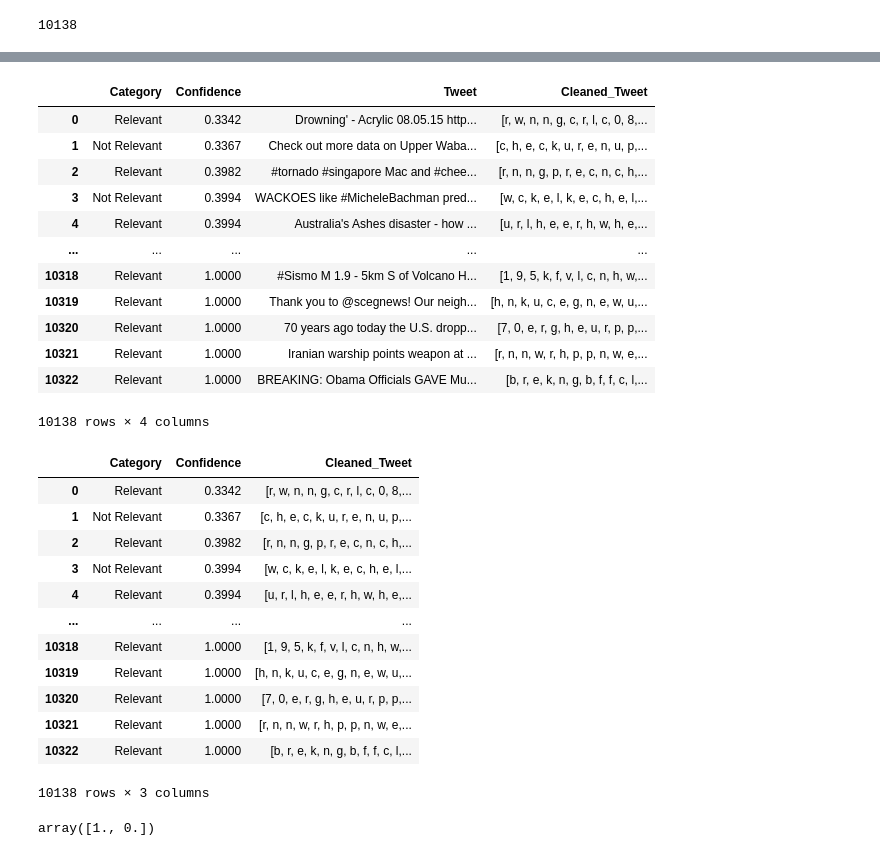
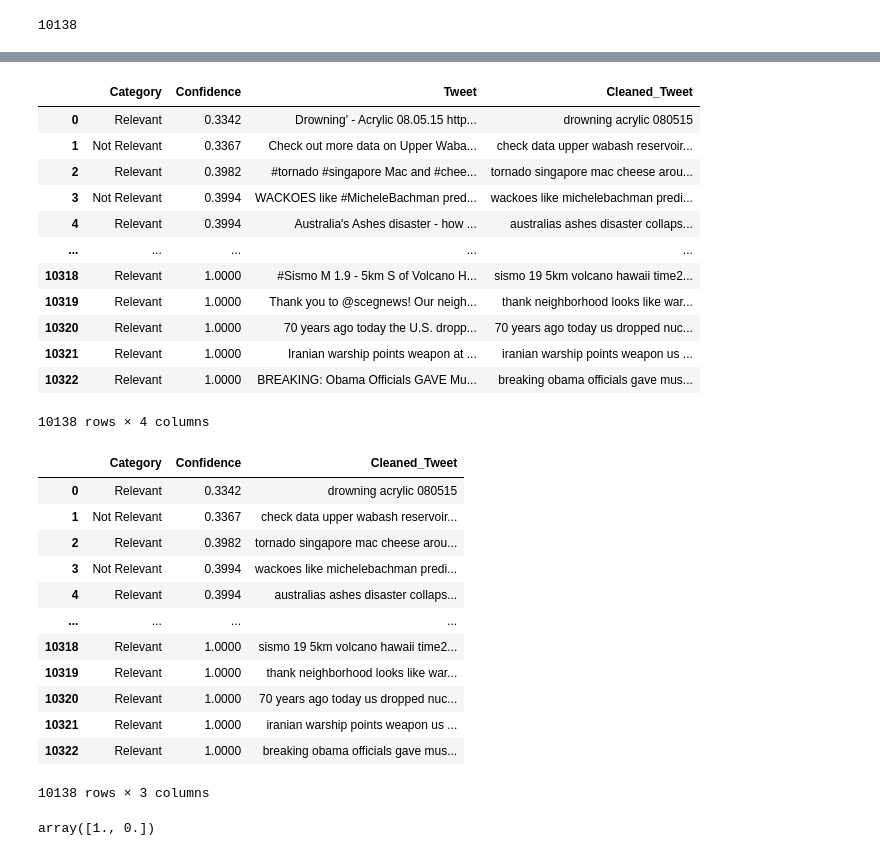
Before and after one commit to Sudkart/DS_ProjectManagement, a Jupyter notebook: Model_DNN.ipynb, the cells around one changed output, grey strips where cells are left out. Drawn from its saved outputs; the diff is of its cells as text; code cells hidden in the pictures.

Commit message:
#Week13 - Preprocessing the text for further analysis -- Satya Srinivas

```diff
--- a/Model_DNN.ipynb
+++ b/Model_DNN.ipynb
@@ -49,3 +49,6 @@ df = df.drop_duplicates('Tweet',keep='first') # dropping the duplicate tweets
 df['Tweet'].count()
 # %% [output]
 10138
+# %%
+df["Cleaned_Tweet"] = [re.sub(r"(@[A-Za-z0–9_]+)|[^\w\s]|#|http\S+", "", v.lower()) for v in df["Tweet"]] #cleaning then data
+df
@@ -52,53 +69,48 @@ df['Tweet'].count()
 # %%
-#Week 13
-#Handling the text preprocessing by embedding the removal extra spaces in a sentence, Removing unwanted repeated characters from a sentence.
+# Week 13
+# Handling the text preprocessing by embedding the removal extra spaces in a sentence, Removing unwanted repeated characters from a sentence.
 def normalizepreprocessdata(data):
-    # Remove mentions, special characters, hashtags, and URLs
-    words = [re.sub(r'(@[A-Za-z0-9_]+)|[^\w\s]|#|http\S+', '', tweet.lower()) for tweet in data]
     stop_words = set(stopwords.words('english'))
-    words = [word for word in words if word not in stop_words]# Removing the stop wors form the data.
-    # Emoji normalization
+    # Removing the stop wors form the data.
+    words = [word for word in data.split() if word not in stop_words]
+    # Normalize emojis
     words = [emoji.demojize(tweet) for tweet in words]
-    words = [word.strip() for word in words if word.strip()] #Removing the unnecassary spacing in a sentence, we can also use it to remove any specific characters from the word corpus.
-    words = [re.sub(r'(.)\1+', r'\1\1', word) for word in words]# Handles the repeated characters(It will remove the unwanted repeated characters from a word.)
-
+    # Remove unnecessary spacing and handle repeated characters
+    words = [re.sub(r'(.)\1+', r'\1\1', word.strip()) for word in words]
+    words = ' '.join(words)
     return words
 # %%
-df["Cleaned_Tweet"] = df["Tweet"].apply(normalizepreprocessdata)
-#df["Cleaned_Tweet"]= []
-#for indiviudaltweet in df["Tweet"]:
-#    indProcessed = normalizepreprocessdata(normalizepreprocessdata)
-#    df["Cleaned_Tweet"].add(indProcessed)
+df["Cleaned_Tweet"] = df["Cleaned_Tweet"].apply(normalizepreprocessdata)
 df
 # %% [output]
 |  | Category | Confidence | Tweet | Cleaned_Tweet |
-| 0 | Relevant | 0.3342 | Drowning' - Acrylic 08.05.15 http... | [r, w, n, n, g, c, r, l, c, 0, 8,... |
-| 1 | Not Relevant | 0.3367 | Check out more data on Upper Waba... | [c, h, e, c, k, u, r, e, n, u, p,... |
-| 2 | Relevant | 0.3982 | #tornado #singapore Mac and #chee... | [r, n, n, g, p, r, e, c, n, c, h,... |
-| 3 | Not Relevant | 0.3994 | WACKOES like #MicheleBachman pred... | [w, c, k, e, l, k, e, c, h, e, l,... |
-| 4 | Relevant | 0.3994 | Australia's Ashes disaster - how ... | [u, r, l, h, e, e, r, h, w, h, e,... |
+| 0 | Relevant | 0.3342 | Drowning' - Acrylic 08.05.15 http... | drowning acrylic 080515 |
+| 1 | Not Relevant | 0.3367 | Check out more data on Upper Waba... | check data upper wabash reservoir... |
+| 2 | Relevant | 0.3982 | #tornado #singapore Mac and #chee... | tornado singapore mac cheese arou... |
+| 3 | Not Relevant | 0.3994 | WACKOES like #MicheleBachman pred... | wackoes like michelebachman predi... |
+| 4 | Relevant | 0.3994 | Australia's Ashes disaster - how ... | australias ashes disaster collaps... |
 | ... | ... | ... | ... | ... |
-| 10318 | Relevant | 1.0000 | #Sismo M 1.9 - 5km S of Volcano H... | [1, 9, 5, k, f, v, l, c, n, h, w,... |
-| 10319 | Relevant | 1.0000 | Thank you to @scegnews! Our neigh... | [h, n, k, u, c, e, g, n, e, w, u,... |
-| 10320 | Relevant | 1.0000 | 70 years ago today the U.S. dropp... | [7, 0, e, r, g, h, e, u, r, p, p,... |
-| 10321 | Relevant | 1.0000 | Iranian warship points weapon at ... | [r, n, n, w, r, h, p, p, n, w, e,... |
-| 10322 | Relevant | 1.0000 | BREAKING: Obama Officials GAVE Mu... | [b, r, e, k, n, g, b, f, f, c, l,... |
+| 10318 | Relevant | 1.0000 | #Sismo M 1.9 - 5km S of Volcano H... | sismo 19 5km volcano hawaii time2... |
+| 10319 | Relevant | 1.0000 | Thank you to @scegnews! Our neigh... | thank neighborhood looks like war... |
+| 10320 | Relevant | 1.0000 | 70 years ago today the U.S. dropp... | 70 years ago today us dropped nuc... |
+| 10321 | Relevant | 1.0000 | Iranian warship points weapon at ... | iranian warship points weapon us ... |
+| 10322 | Relevant | 1.0000 | BREAKING: Obama Officials GAVE Mu... | breaking obama officials gave mus... |
 10138 rows × 4 columns
 # %%
 df.drop('Tweet',axis=1) #dropping the actual column of tweets
 # %% [output]
 |  | Category | Confidence | Cleaned_Tweet |
-| 0 | Relevant | 0.3342 | [r, w, n, n, g, c, r, l, c, 0, 8,... |
-| 1 | Not Relevant | 0.3367 | [c, h, e, c, k, u, r, e, n, u, p,... |
-| 2 | Relevant | 0.3982 | [r, n, n, g, p, r, e, c, n, c, h,... |
-| 3 | Not Relevant | 0.3994 | [w, c, k, e, l, k, e, c, h, e, l,... |
-| 4 | Relevant | 0.3994 | [u, r, l, h, e, e, r, h, w, h, e,... |
+| 0 | Relevant | 0.3342 | drowning acrylic 080515 |
+| 1 | Not Relevant | 0.3367 | check data upper wabash reservoir... |
+| 2 | Relevant | 0.3982 | tornado singapore mac cheese arou... |
+| 3 | Not Relevant | 0.3994 | wackoes like michelebachman predi... |
+| 4 | Relevant | 0.3994 | australias ashes disaster collaps... |
 | ... | ... | ... | ... |
-| 10318 | Relevant | 1.0000 | [1, 9, 5, k, f, v, l, c, n, h, w,... |
-| 10319 | Relevant | 1.0000 | [h, n, k, u, c, e, g, n, e, w, u,... |
-| 10320 | Relevant | 1.0000 | [7, 0, e, r, g, h, e, u, r, p, p,... |
-| 10321 | Relevant | 1.0000 | [r, n, n, w, r, h, p, p, n, w, e,... |
-| 10322 | Relevant | 1.0000 | [b, r, e, k, n, g, b, f, f, c, l,... |
+| 10318 | Relevant | 1.0000 | sismo 19 5km volcano hawaii time2... |
+| 10319 | Relevant | 1.0000 | thank neighborhood looks like war... |
+| 10320 | Relevant | 1.0000 | 70 years ago today us dropped nuc... |
+| 10321 | Relevant | 1.0000 | iranian warship points weapon us ... |
+| 10322 | Relevant | 1.0000 | breaking obama officials gave mus... |
 10138 rows × 3 columns
 # %%
 vals_to_replace = {'Relevant':1, 'Not Relevant':0} # Define a dictionary to map the string values to their corresponding integer replacements
```
Also changed, not shown: parts of 6 cells of this notebook.
